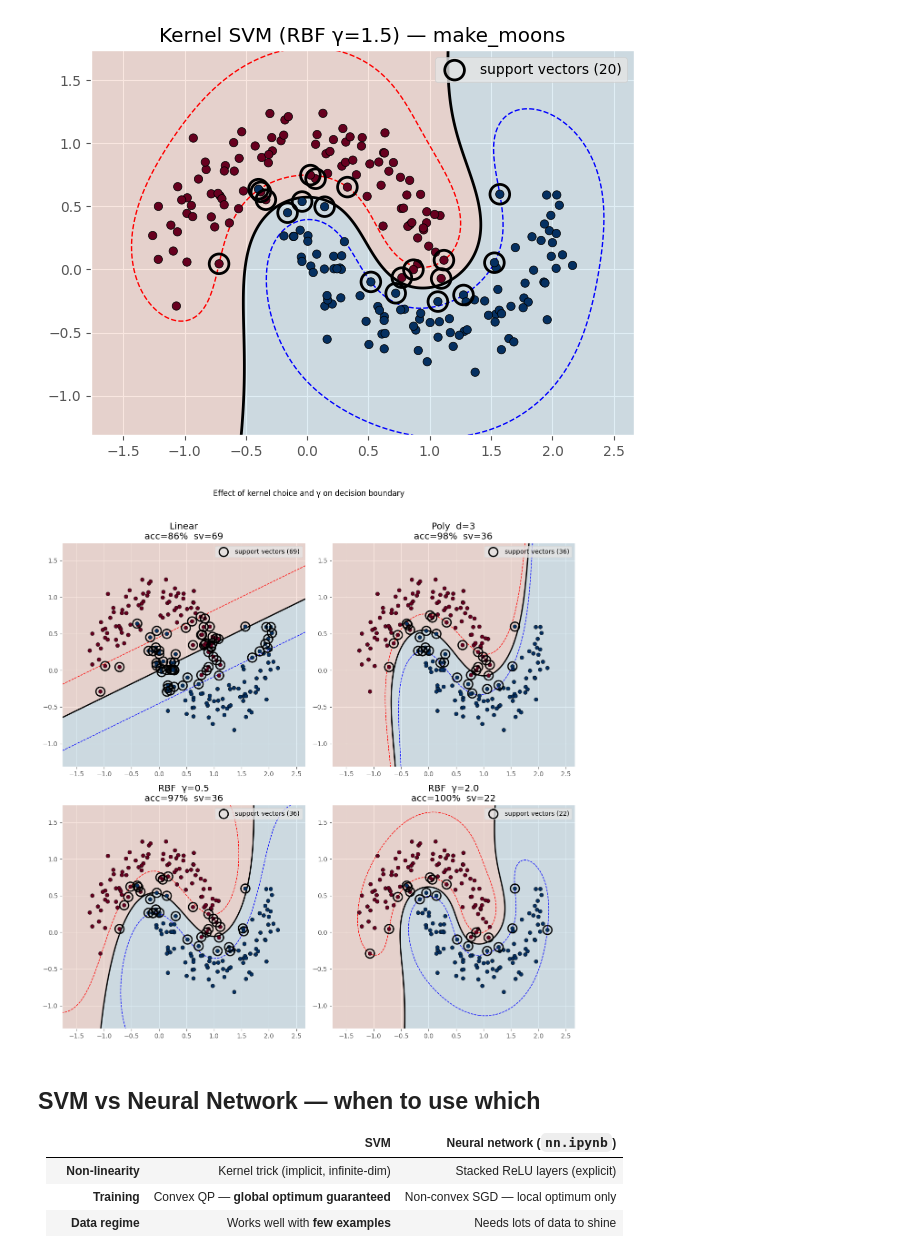
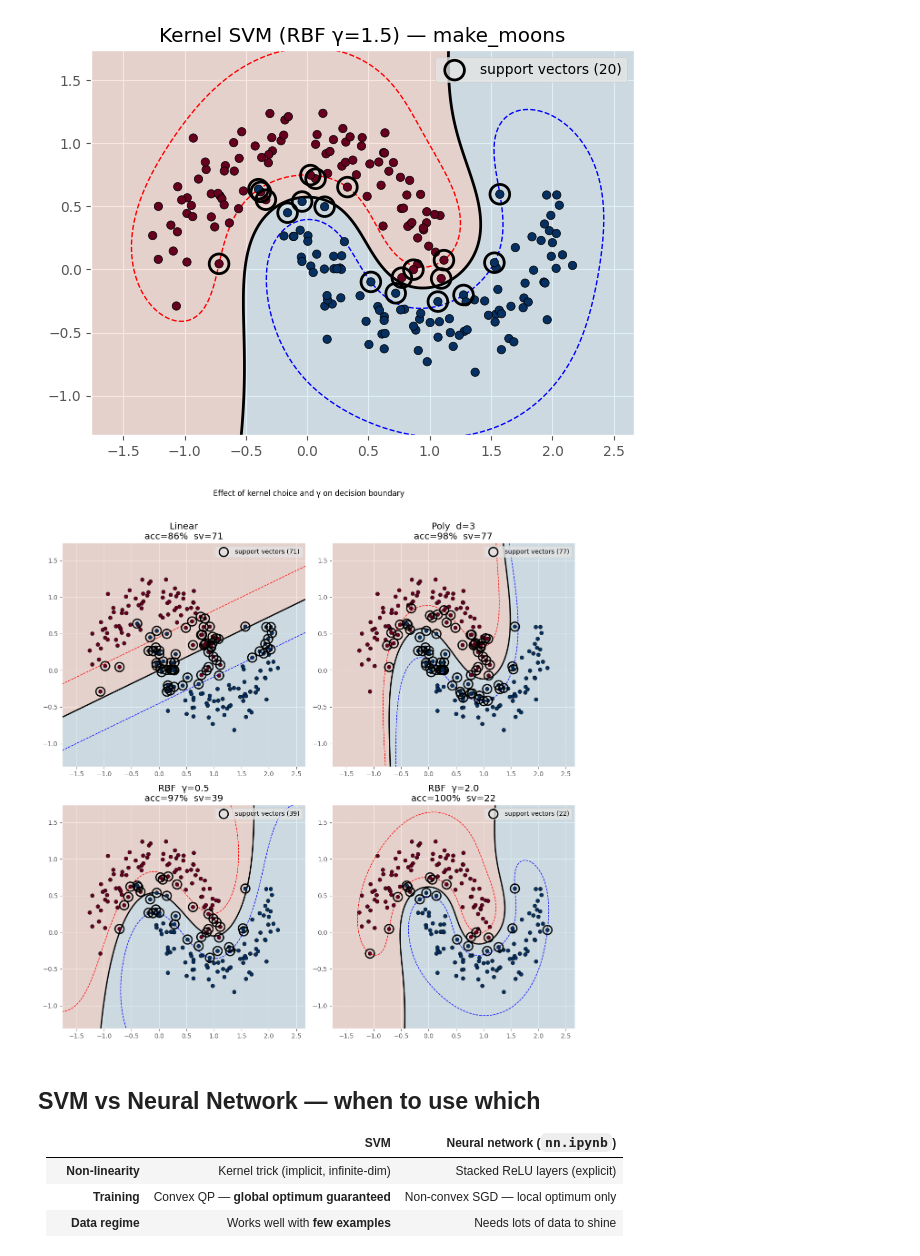
Before and after one commit to Dorian-MB/ML-from-scratch, a Jupyter notebook: svm.ipynb, the cells around one changed output. Drawn from its saved outputs; the diff is of its cells as text; code cells hidden in the pictures.

Commit message:
add training function for kernel svg

```diff
--- a/svm.ipynb
+++ b/svm.ipynb
@@ -127,6 +126,11 @@ The update formula $\frac{\partial L}{\partial w} = X^T d_\text{out}$ is the sam
 # %%
 # ── hinge loss ──────────────────────────────────────────────────────
 def hinge_loss(scores, y, W, C):
+    """
+    Primal soft-margin SVM objective:
+    (1/2)||w||² + C·Σ max(0, 1 − yᵢ(w·xᵢ + b))
+    y ∈ {-1, +1}
+    """
     margins = np.maximum(0, 1 - y * scores)   # (B,) per-example hinge
     return 0.5 * (W @ W) + C * margins.mean()
 
@@ -393,9 +400,39 @@ class KernelSVM:
 
     def score(self, X, y):
         return (self.predict(X) == y).mean()
+# %%
+# ── training: projected gradient ascent on the dual ──────────────────
+def train_kernel_svm(svm, X, y, epochs=3000):
+    n     = len(X)
+    K     = svm._K(X, X)                         # (n, n) Gram matrix
+    Q     = np.outer(y, y) * K                    # Q_ij = yi yj K(xi, xj)
+    lr    = 1.0 / np.linalg.eigvalsh(Q)[-1]       # 1/λ_max(Q) — stable step size
+    alpha = np.zeros(n)
+    history = []
+
+    for _ in range(epochs):
+        grad  = 1 - Q @ alpha                        # ∂g/∂α — dual gradient
+        alpha = np.clip(alpha + lr * grad, 0, svm.C)  # ascent step + box projection
+        history.append(alpha.sum() - 0.5 * alpha @ Q @ alpha)
+
+    sv_mask              = alpha > 1e-4
+    svm.support_vectors  = X[sv_mask]
+    svm.support_labels   = y[sv_mask]
+    svm.sv_alphas        = alpha[sv_mask]
+
+    # bias — average over margin support vectors (0 < α < C)
+    margin_mask = sv_mask & (alpha < svm.C - 1e-4)
+    if margin_mask.any():
+        K_m    = svm._K(X[margin_mask], svm.support_vectors)
+        scores = (svm.sv_alphas * svm.support_labels) @ K_m.T
+        svm.b  = np.mean(y[margin_mask] - scores)
+    else:
+        svm.b = 0.0
+
+    return history
 # %%
 ksvm = KernelSVM(C=5.0, kernel='rbf', gamma=1.5)
-ksvm.fit(X_moons, y_moons)
+history = train_kernel_svm(ksvm, X_moons, y_moons)
 
 print(f'Accuracy        : {ksvm.score(X_moons, y_moons):.2%}')
 print(f'Support vectors : {len(ksvm.support_vectors)} / {len(X_moons)}')
@@ -409,22 +446,22 @@ Support vectors : 20 / 200
 # %%
 configs = [
     ('Linear',    dict(C=1.0, kernel='linear')),
     ('Poly  d=3', dict(C=1.0, kernel='poly',  degree=3)),
     ('RBF  γ=0.5',dict(C=5.0, kernel='rbf',   gamma=0.5)),
     ('RBF  γ=2.0',dict(C=5.0, kernel='rbf',   gamma=2.0)),
 ]
 
 fig, axes = plt.subplots(2, 2, figsize=(12, 12))
 for ax, (name, kwargs) in zip(axes.flatten(), configs):
     m = KernelSVM(**kwargs)
-    m.fit(X_moons, y_moons)
+    train_kernel_svm(m, X_moons, y_moons)
     plt.sca(ax)
     plot_svm_boundary(m, X_moons, y_moons)
     ax.set_title(f'{name}\nacc={m.score(X_moons, y_moons):.0%}  sv={len(m.support_vectors)}')
 plt.suptitle('Effect of kernel choice and γ on decision boundary', y=1.02)
 plt.tight_layout()
 # %% [output]
-[figure, old version]
+[figure, new version]
 # %% [markdown]
 ## SVM vs Neural Network — when to use which
 
```
Also changed, not shown: parts of 6 cells of this notebook.
